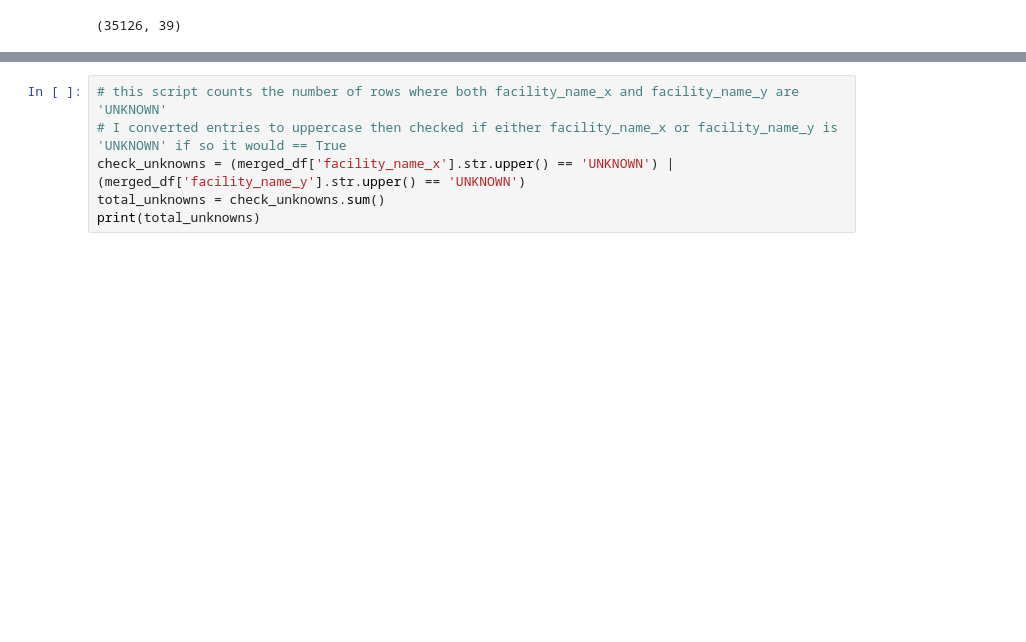
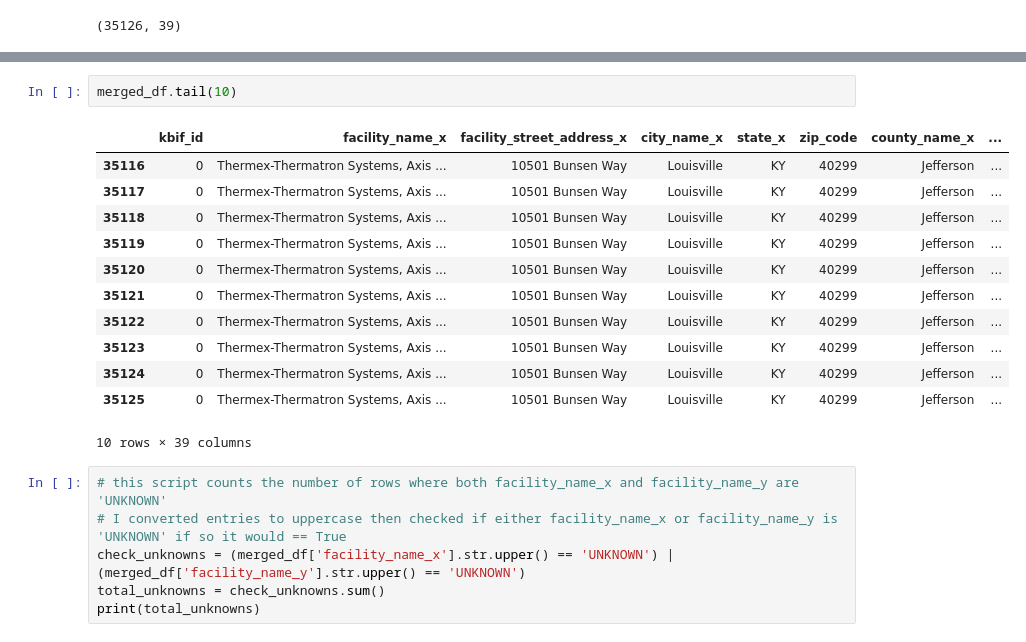
Before and after one commit to Mikes-Design/ky_traffic_analytics, a Jupyter notebook: worked_data/work.ipynb, the cells around one changed output, grey strips where cells are left out. Drawn from its saved outputs; the diff is of its cells as text; blank space fills up the shorter version.

```diff
--- a/worked_data/work.ipynb
+++ b/worked_data/work.ipynb
@@ -352,3 +357,18 @@ merged_df.head()
+# %%
+merged_df.tail(10)
+# %% [output]
+|  | kbif_id | facility_name_x | facility_street_address_x | city_name_x | state_x | zip_code | county_name_x | ... |
+| 35116 | 0 | Thermex-Thermatron Systems, Axis ... | 10501 Bunsen Way | Louisville | KY | 40299 | Jefferson | ... |
+| 35117 | 0 | Thermex-Thermatron Systems, Axis ... | 10501 Bunsen Way | Louisville | KY | 40299 | Jefferson | ... |
+| 35118 | 0 | Thermex-Thermatron Systems, Axis ... | 10501 Bunsen Way | Louisville | KY | 40299 | Jefferson | ... |
+| 35119 | 0 | Thermex-Thermatron Systems, Axis ... | 10501 Bunsen Way | Louisville | KY | 40299 | Jefferson | ... |
+| 35120 | 0 | Thermex-Thermatron Systems, Axis ... | 10501 Bunsen Way | Louisville | KY | 40299 | Jefferson | ... |
+| 35121 | 0 | Thermex-Thermatron Systems, Axis ... | 10501 Bunsen Way | Louisville | KY | 40299 | Jefferson | ... |
+| 35122 | 0 | Thermex-Thermatron Systems, Axis ... | 10501 Bunsen Way | Louisville | KY | 40299 | Jefferson | ... |
+| 35123 | 0 | Thermex-Thermatron Systems, Axis ... | 10501 Bunsen Way | Louisville | KY | 40299 | Jefferson | ... |
+| 35124 | 0 | Thermex-Thermatron Systems, Axis ... | 10501 Bunsen Way | Louisville | KY | 40299 | Jefferson | ... |
+| 35125 | 0 | Thermex-Thermatron Systems, Axis ... | 10501 Bunsen Way | Louisville | KY | 40299 | Jefferson | ... |
+10 rows × 39 columns
 # %%
 # this script counts the number of rows where both facility_name_x and facility_name_y are 'UNKNOWN'
 # I converted entries to uppercase then checked if either facility_name_x or facility_name_y is 'UNKNOWN' if so it would == True
```
Also changed, not shown: parts of 5 cells of this notebook.
